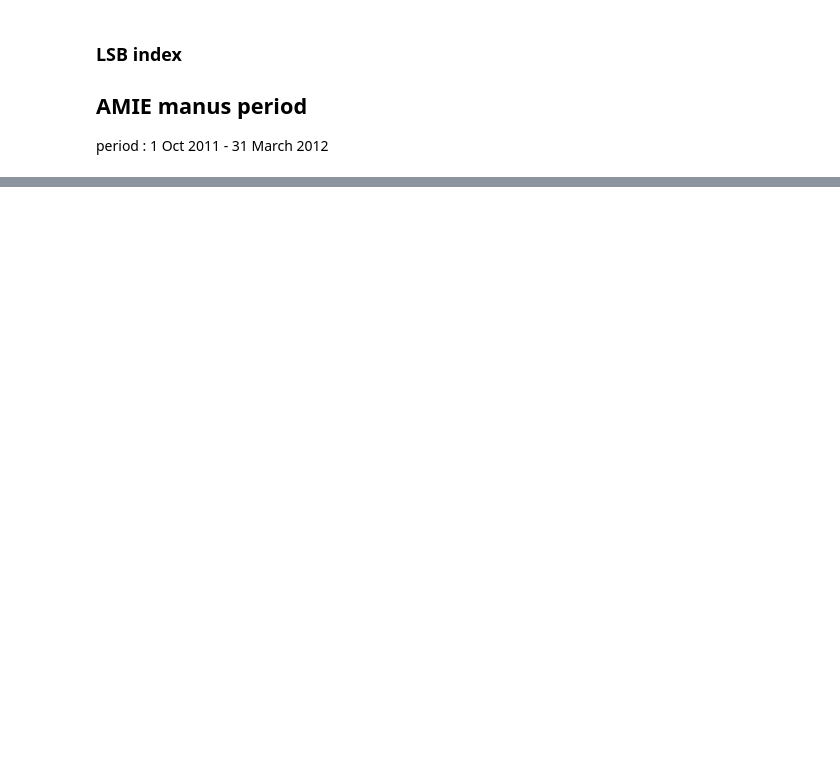
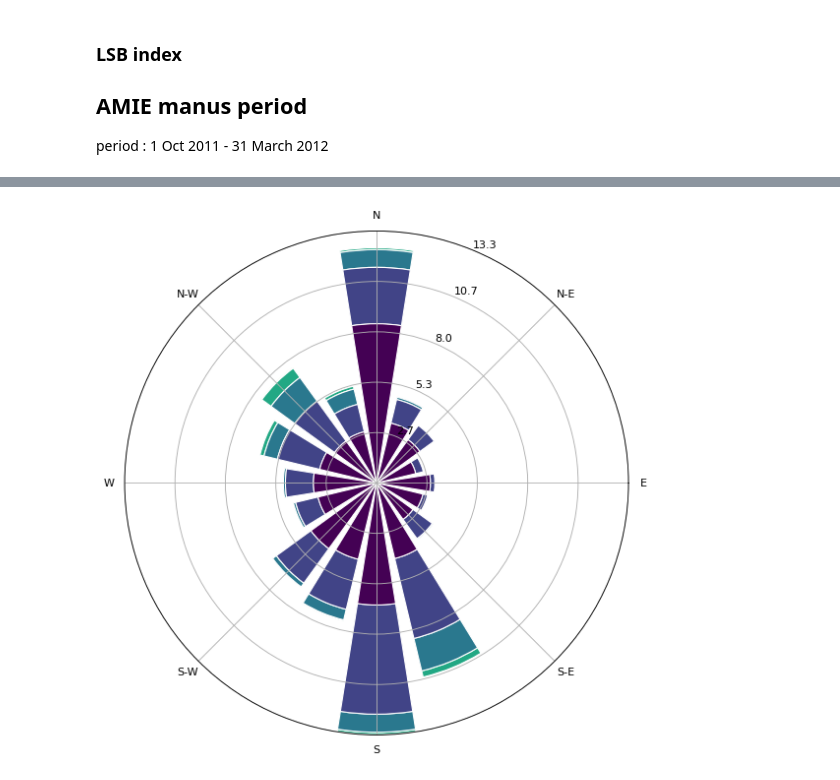
Before and after one commit to nmathewa/LSB_main, a Jupyter notebook: calc_index/algo_AMIE_manus.ipynb, the cells around one changed output, grey strips where cells are left out. Saved outputs shown, nothing was run; the diff lists cells and outputs as text; code cells hidden in the pictures; blank space fills up the shorter version.

```diff
--- a/calc_index/algo_AMIE_manus.ipynb
+++ b/calc_index/algo_AMIE_manus.ipynb
@@ -75,0 +138,11 @@ era_dset_amie = xr.open_mfdataset(dft_era_amie['files'].values, combine='by_coor
+# %%
+interp_data = '/home1/nalex2023/Datasets/interpsonde_manus/'
+
+dft_interp = pd.DataFrame(glob.glob(interp_data+'*.nc'),columns=['files'])
+
+dft_interp['year'] = dft_interp['files'].str.split(os.sep).str[-1].str.split('_').str[0]
+
+
+dft_sub = dft_interp[dft_interp['year'].isin(amie_period.year.astype(str))]
+
+dset_interp = xr.open_mfdataset(dft_sub['files'].values,combine='by_coords').compute()
@@ -75,0 +174,13 @@ era_dset_amie = xr.open_mfdataset(dft_era_amie['files'].values, combine='by_coor
+# %%
+from windrose import WindroseAxes
+
+wspd = mpcalc.wind_speed(dset_interp.u_wind,dset_interp.v_wind).sel(height=0,method='nearest').dropna('time').values
+
+wdir = mpcalc.wind_direction(dset_interp.u_wind,dset_interp.v_wind).sel(height=0,method='nearest').dropna('time').values
+
+ax = WindroseAxes.from_ax()
+
+ax.bar(wdir,wspd, normed=True, opening=0.8, edgecolor='white')
+# set xticks as the angles
+# %% [output]
+[figure, added]
```
Also changed, not shown: parts of 8 cells of this notebook, 3 other files.
